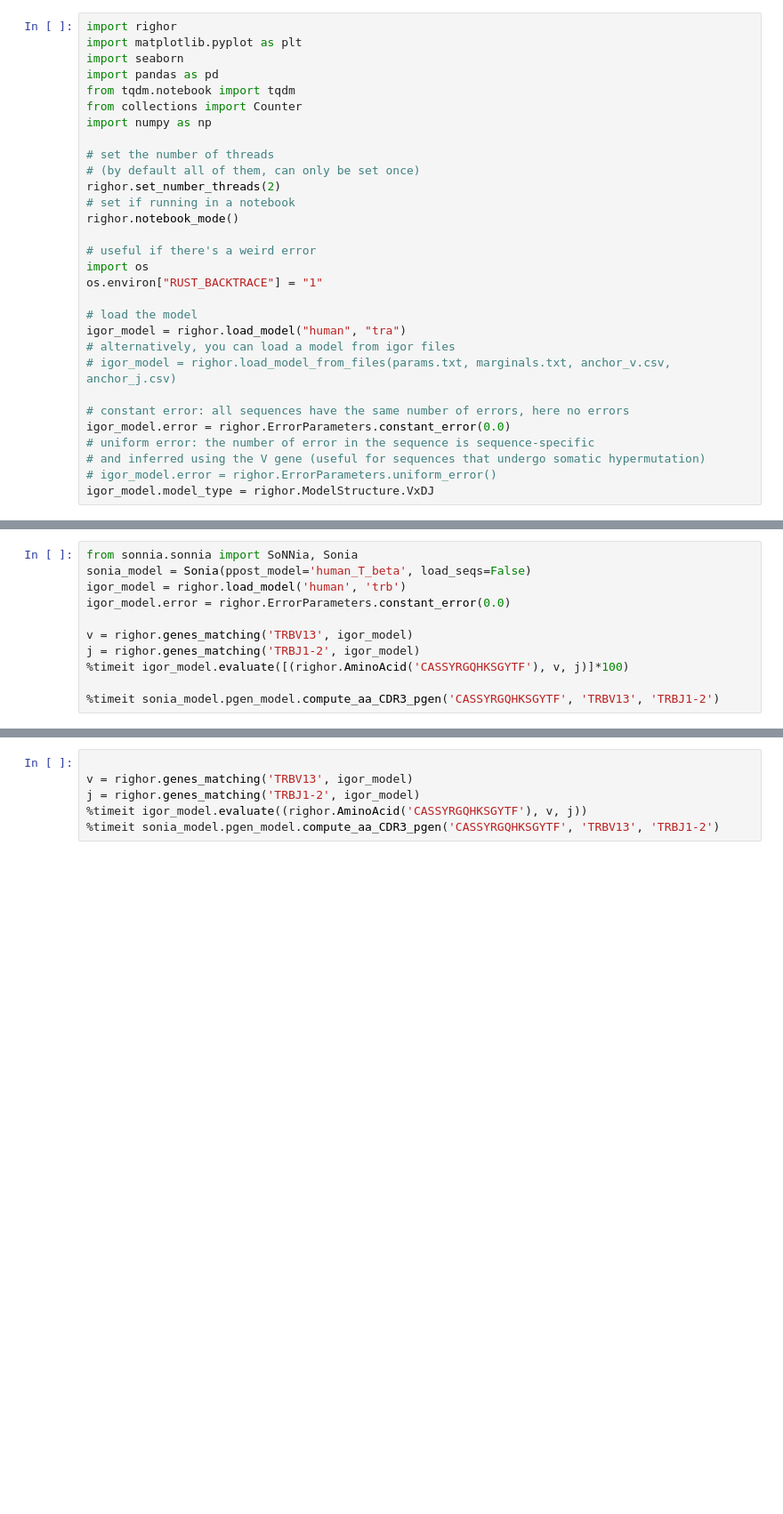
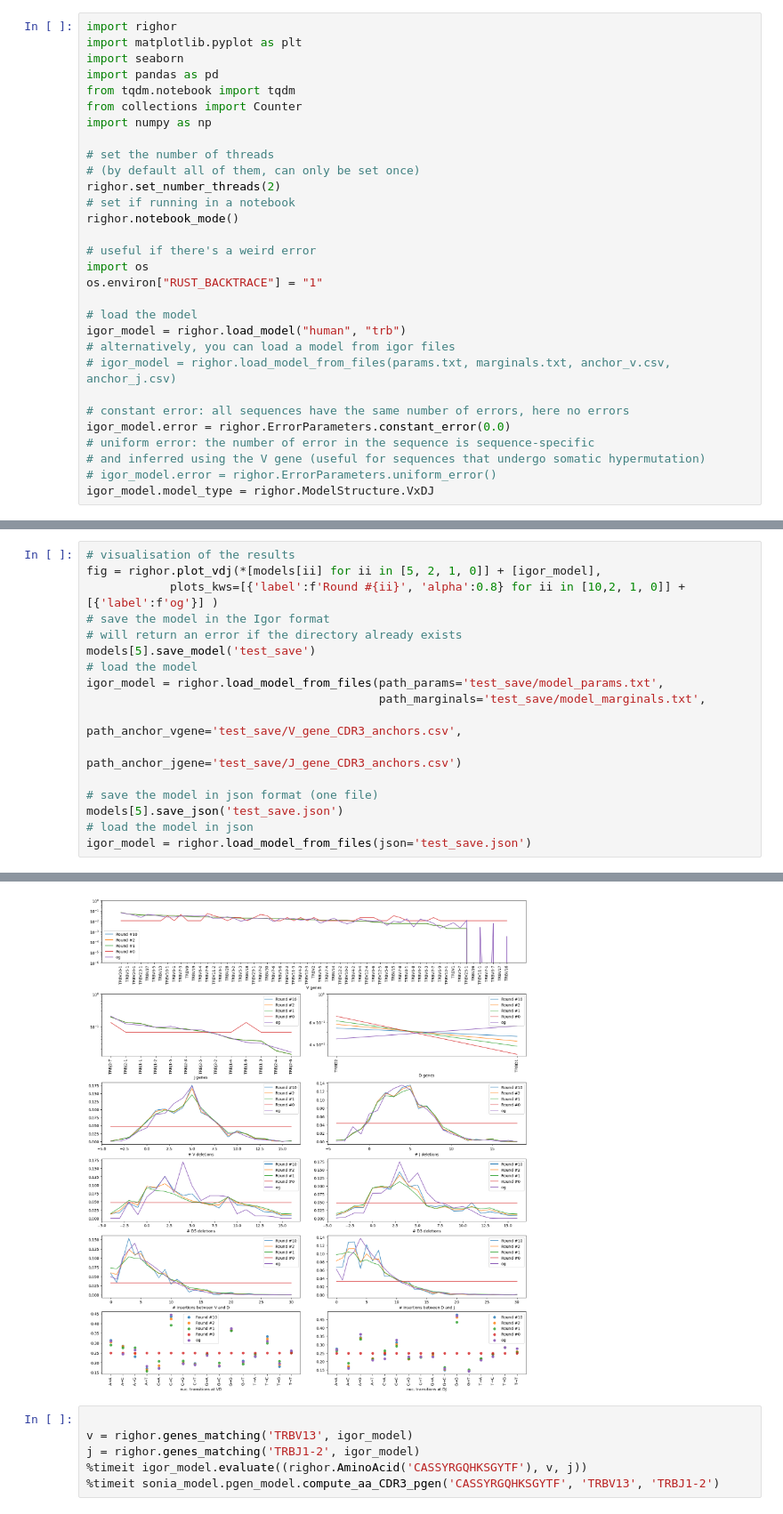
Before and after one commit to Thopic/righor, a Jupyter notebook: Examples.ipynb, the cells around one changed output, grey strips where cells are left out. Shown at 89% size. Saved outputs shown, nothing was run; the diff lists cells and outputs as text; blank space fills up the shorter version.

```diff
--- a/Examples.ipynb
+++ b/Examples.ipynb
@@ -18,7 +18,7 @@ import os
 os.environ["RUST_BACKTRACE"] = "1"
 
 # load the model
-igor_model = righor.load_model("human", "tra")
+igor_model = righor.load_model("human", "trb")
 # alternatively, you can load a model from igor files
 # igor_model = righor.load_model_from_files(params.txt, marginals.txt, anchor_v.csv, anchor_j.csv)
 
@@ -43,12 +143,18 @@ len(set([generator.generate(False).cdr3_nt for _ in tqdm(range(100000))]))
 # %%
-from sonnia.sonnia import SoNNia, Sonia
-sonia_model = Sonia(ppost_model='human_T_beta', load_seqs=False)
-igor_model = righor.load_model('human', 'trb')
-igor_model.error = righor.ErrorParameters.constant_error(0.0)
+# visualisation of the results
+fig = righor.plot_vdj(*[models[ii] for ii in [5, 2, 1, 0]] + [igor_model],
+            plots_kws=[{'label':f'Round #{ii}', 'alpha':0.8} for ii in [10,2, 1, 0]] + [{'label':f'og'}] )
+# save the model in the Igor format
+# will return an error if the directory already exists
+models[5].save_model('test_save')
+# load the model
+igor_model = righor.load_model_from_files(path_params='test_save/model_params.txt',
+                                          path_marginals='test_save/model_marginals.txt',
+                                          path_anchor_vgene='test_save/V_gene_CDR3_anchors.csv',
+                                          path_anchor_jgene='test_save/J_gene_CDR3_anchors.csv')
 
-v = righor.genes_matching('TRBV13', igor_model)
-j = righor.genes_matching('TRBJ1-2', igor_model)
-%timeit igor_model.evaluate([(righor.AminoAcid('CASSYRGQHKSGYTF'), v, j)]*100)
-
-%timeit sonia_model.pgen_model.compute_aa_CDR3_pgen('CASSYRGQHKSGYTF', 'TRBV13', 'TRBJ1-2')
+# save the model in json format (one file)
+models[5].save_json('test_save.json')
+# load the model in json
+igor_model = righor.load_model_from_files(json='test_save.json')
 # %% [output]
@@ -57,3 +162,4 @@ j = righor.genes_matching('TRBJ1-2', igor_model)
+[figure, added]
 # %%
 
 v = righor.genes_matching('TRBV13', igor_model)
```
Also changed, not shown: parts of 9 cells of this notebook, 23 other files.
